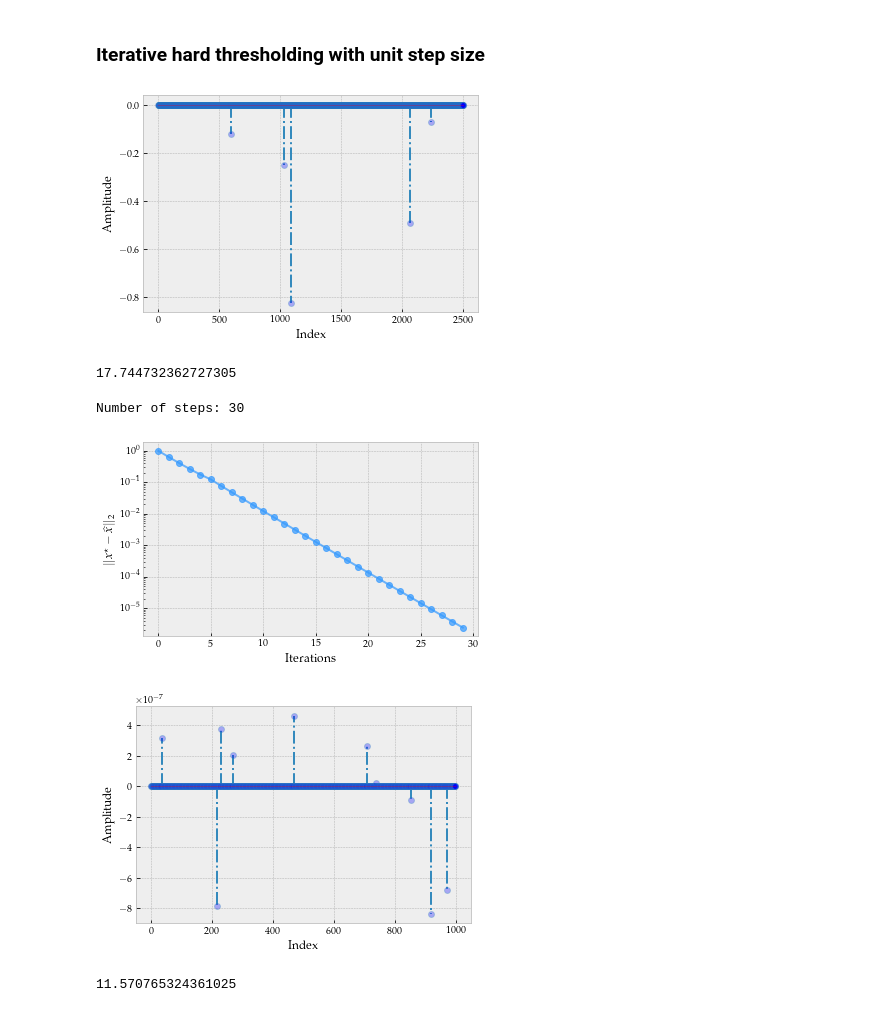
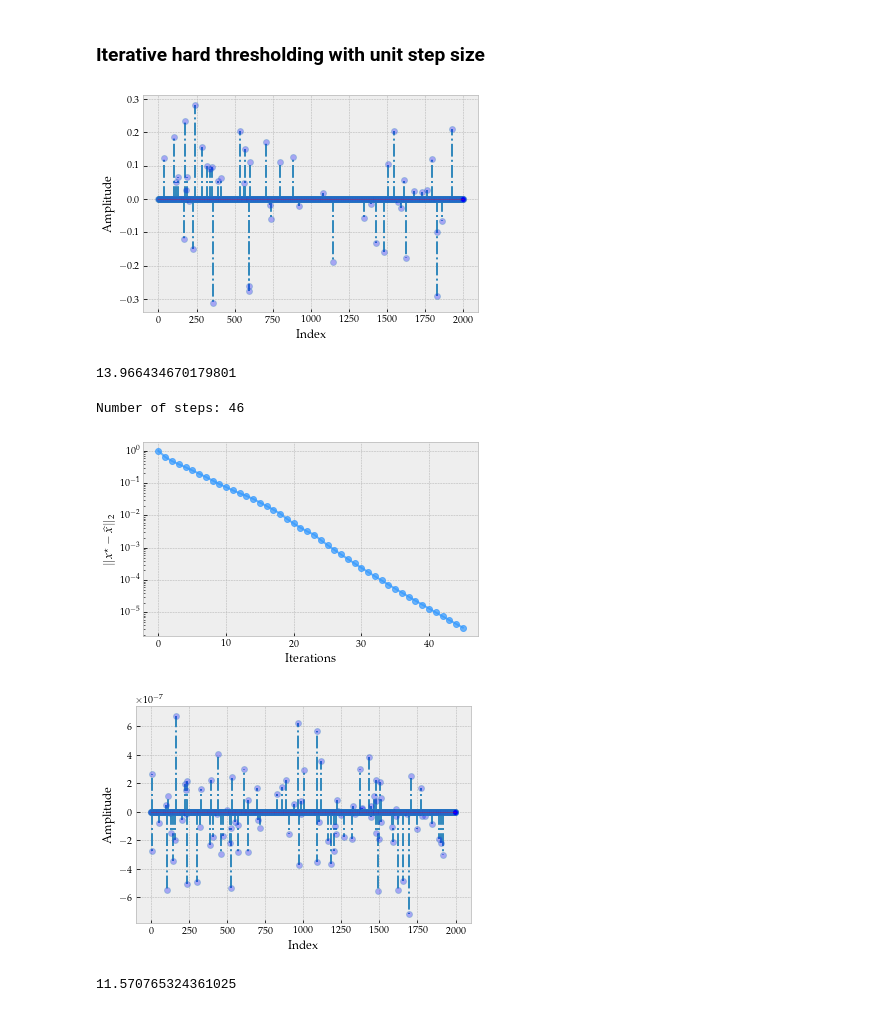
Before and after one commit to rithikjain1480/SparseHadamard, a Jupyter notebook: sparse_hadamard.ipynb, the cells around one changed output. Cells and saved outputs as stored; diff of their text form; code cells hidden in the pictures.

```diff
--- a/sparse_hadamard.ipynb
+++ b/sparse_hadamard.ipynb
@@ -25,47 +25,47 @@ from matplotlib import rc
 rc('font',**{'family':'serif','serif':['Palatino']})
 rc('text', usetex=True)
 
-p = 2500  # Ambient dimension
+p = 2000  # Ambient dimension
 # Number of samples
 # n = 300
 # n = 350
-n = 2000  # testing large n - mess with this more
-k = 5   # Sparsity level
+n = 1500  # testing large n - mess with this more
+k = 50   # Sparsity level
 
 # Generate a p-dimensional zero vector
 x_star = np.zeros(p)
 # Randomly sample k indices in the range [1:p]
 x_star_ind = random.sample(range(p),  k)
 # Set x_star_ind with k random elements from Gaussian distribution
 x_star[x_star_ind] = np.random.randn(k)
 # Normalize
 x_star = (1 / la.norm(x_star, 2)) * x_star
 
 # Plot
 plt.style.use('bmh')
 xs = range(p)
 markerline, stemlines, baseline = plt.stem(xs, x_star, '-.')
 plt.setp(markerline, 'alpha', 0.3, 'ms', 6)
 plt.setp(markerline, 'markerfacecolor', 'b')
 plt.setp(baseline, 'color', 'r', 'linewidth', 1, 'alpha', 0.3)
 plt.xlabel('Index')
 plt.ylabel('Amplitude')
 plt.show()
 
 # Generate sensing matrix
 Phi = (1 / math.sqrt(n)) * np.random.randn(n, p)
 
 print(la.cond(Phi))
 
 # Compute largest singular value of A
 U,S,V = la.svd(Phi)
 L = max(S)**2
 
 # Observation model
 y = Phi @ x_star
 # %% [output]
-[figure, old version]
+[figure, new version]
-17.744732362727305
+13.966434670179801
 # %%
 # Hard thresholding function
 def hardThreshold(x, k):
@@ -155,9 +155,9 @@ plt.xlabel('Index')
 plt.ylabel('Amplitude')
 plt.show()
 # %% [output]
-Number of steps: 30
+Number of steps: 46
-[figure, old version]
+[figure, new version]
-[figure, old version]
+[figure, new version]
 # %%
 def check_sparsity(arr, cutoff):
     sparsity_counter = 0
```
Also changed, not shown: parts of 1 cell of this notebook.
